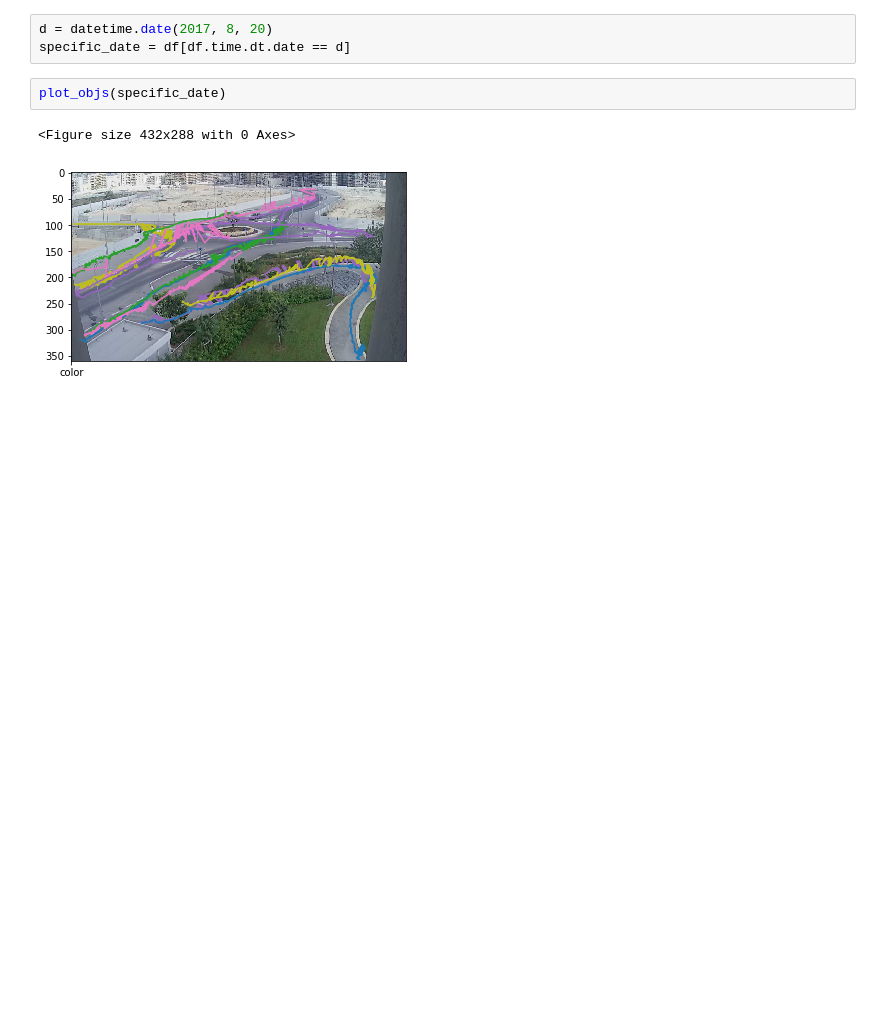
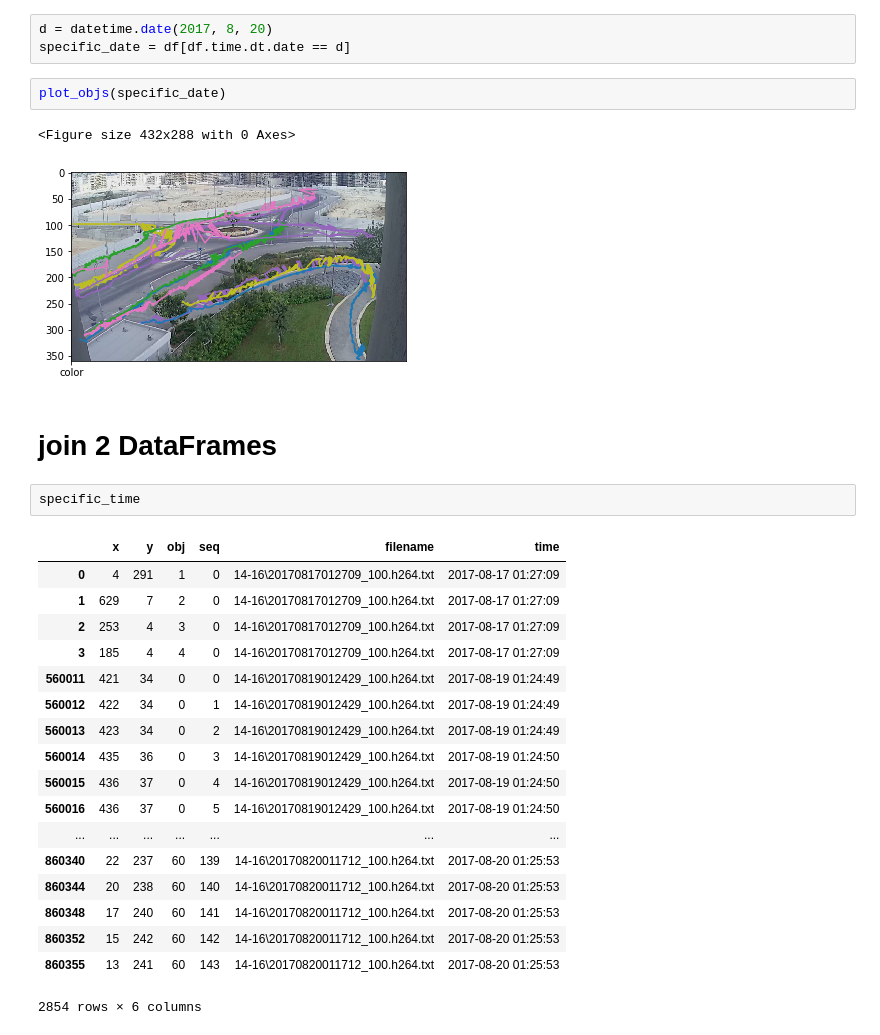
Before and after one commit to chanismile/Paths-Research, a Jupyter notebook: init_queries_Sari.ipynb, the cells around one changed output. Drawn from its saved outputs; the diff is of its cells as text; blank space fills up the shorter version.

```diff
--- a/init_queries_Sari.ipynb
+++ b/init_queries_Sari.ipynb
@@ -66,3 +66,26 @@ plot_objs(specific_date)
 # %% [output]
 <Figure size 432x288 with 0 Axes>
 [figure]
+# %% [markdown]
+# join 2 DataFrames
+# %%
+specific_time
+# %% [output]
+|  | x | y | obj | seq | filename | time |
+| 0 | 4 | 291 | 1 | 0 | 14-16\20170817012709_100.h264.txt | 2017-08-17 01:27:09 |
+| 1 | 629 | 7 | 2 | 0 | 14-16\20170817012709_100.h264.txt | 2017-08-17 01:27:09 |
+| 2 | 253 | 4 | 3 | 0 | 14-16\20170817012709_100.h264.txt | 2017-08-17 01:27:09 |
+| 3 | 185 | 4 | 4 | 0 | 14-16\20170817012709_100.h264.txt | 2017-08-17 01:27:09 |
+| 560011 | 421 | 34 | 0 | 0 | 14-16\20170819012429_100.h264.txt | 2017-08-19 01:24:49 |
+| 560012 | 422 | 34 | 0 | 1 | 14-16\20170819012429_100.h264.txt | 2017-08-19 01:24:49 |
+| 560013 | 423 | 34 | 0 | 2 | 14-16\20170819012429_100.h264.txt | 2017-08-19 01:24:49 |
+| 560014 | 435 | 36 | 0 | 3 | 14-16\20170819012429_100.h264.txt | 2017-08-19 01:24:50 |
+| 560015 | 436 | 37 | 0 | 4 | 14-16\20170819012429_100.h264.txt | 2017-08-19 01:24:50 |
+| 560016 | 436 | 37 | 0 | 5 | 14-16\20170819012429_100.h264.txt | 2017-08-19 01:24:50 |
+| ... | ... | ... | ... | ... | ... | ... |
+| 860340 | 22 | 237 | 60 | 139 | 14-16\20170820011712_100.h264.txt | 2017-08-20 01:25:53 |
+| 860344 | 20 | 238 | 60 | 140 | 14-16\20170820011712_100.h264.txt | 2017-08-20 01:25:53 |
+| 860348 | 17 | 240 | 60 | 141 | 14-16\20170820011712_100.h264.txt | 2017-08-20 01:25:53 |
+| 860352 | 15 | 242 | 60 | 142 | 14-16\20170820011712_100.h264.txt | 2017-08-20 01:25:53 |
+| 860355 | 13 | 241 | 60 | 143 | 14-16\20170820011712_100.h264.txt | 2017-08-20 01:25:53 |
+2854 rows × 6 columns
```
Also changed, not shown: parts of 2 cells of this notebook.
